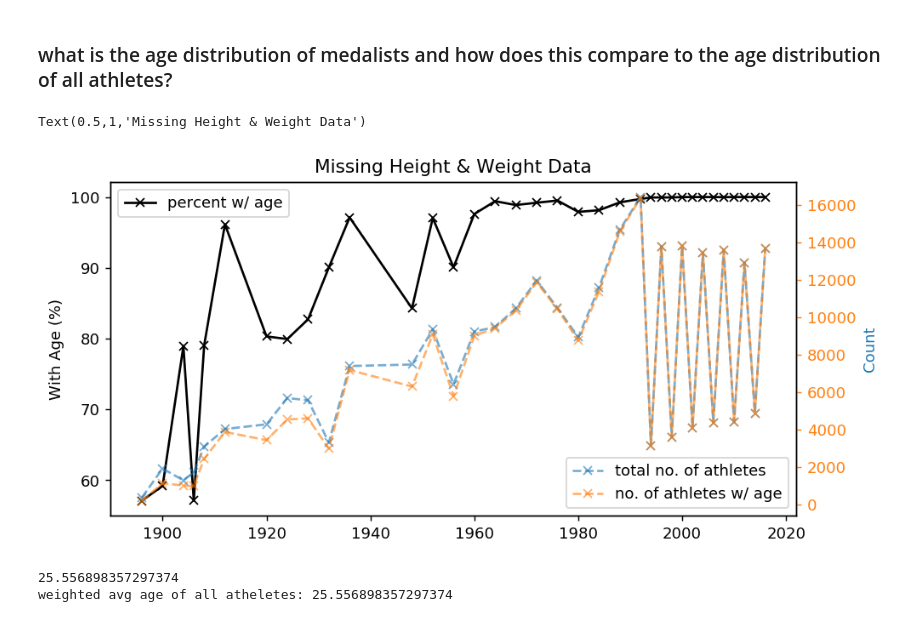
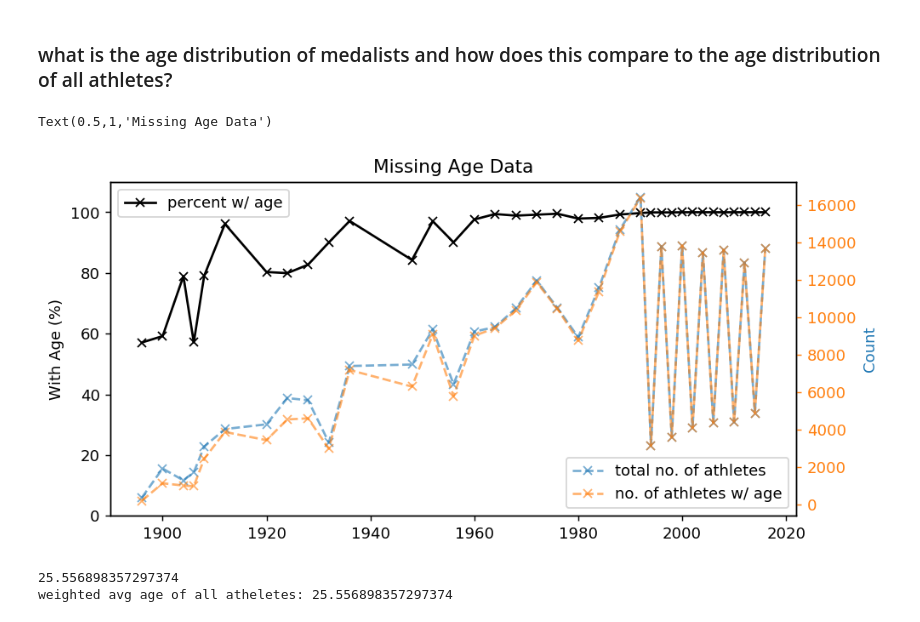
Before and after one commit to yasirdin/kaggle-olympic, a Jupyter notebook: data_exploration.ipynb, the cells around one changed output. Cells and saved outputs as stored; diff of their text form; code cells hidden in the pictures.

```diff
--- a/data_exploration_v1.ipynb
+++ b/data_exploration.ipynb
@@ -573,23 +565,26 @@ percent_with_age = (total_no_with_age/total_no) * 100
 # %%
 # plotting
 fig, ax1 = plt.subplots()
 
 ax1.plot(percent_with_age, 'x-', label='percent w/ age', color='k')
 ax1.legend(loc='upper left')
 ax1.set_ylabel('With Age (%)')
+ax1.set_ylim(bottom=0, top=110)
 
 ax2 = ax1.twinx()
 ax2.plot(total_no, '--x', alpha=0.6, label='total no. of athletes')
 ax2.plot(total_no_with_age, '--x', alpha=0.6, label='no. of athletes w/ age')
 ax2.legend(loc='lower right')
 ax2.set_ylabel('Count', color='#1f77b4')
 ax2.tick_params('y', colors='#ff7f0e')
 ax2.set_xlabel('Year')
 
-plt.title('Missing Height & Weight Data')
+plt.title('Missing Age Data')
+
+# result: be mindful of the missing data in the early years
 # %% [output]
-Text(0.5,1,'Missing Height & Weight Data')
+Text(0.5,1,'Missing Age Data')
-[figure, old version]
+[figure, new version]
 # %%
 # age distribution of all athletes
 all_age = merged_df[(merged_df['Age'].notnull())]['Age'].value_counts()
```
Also changed, not shown: parts of 20 cells of this notebook, 1 other file.
